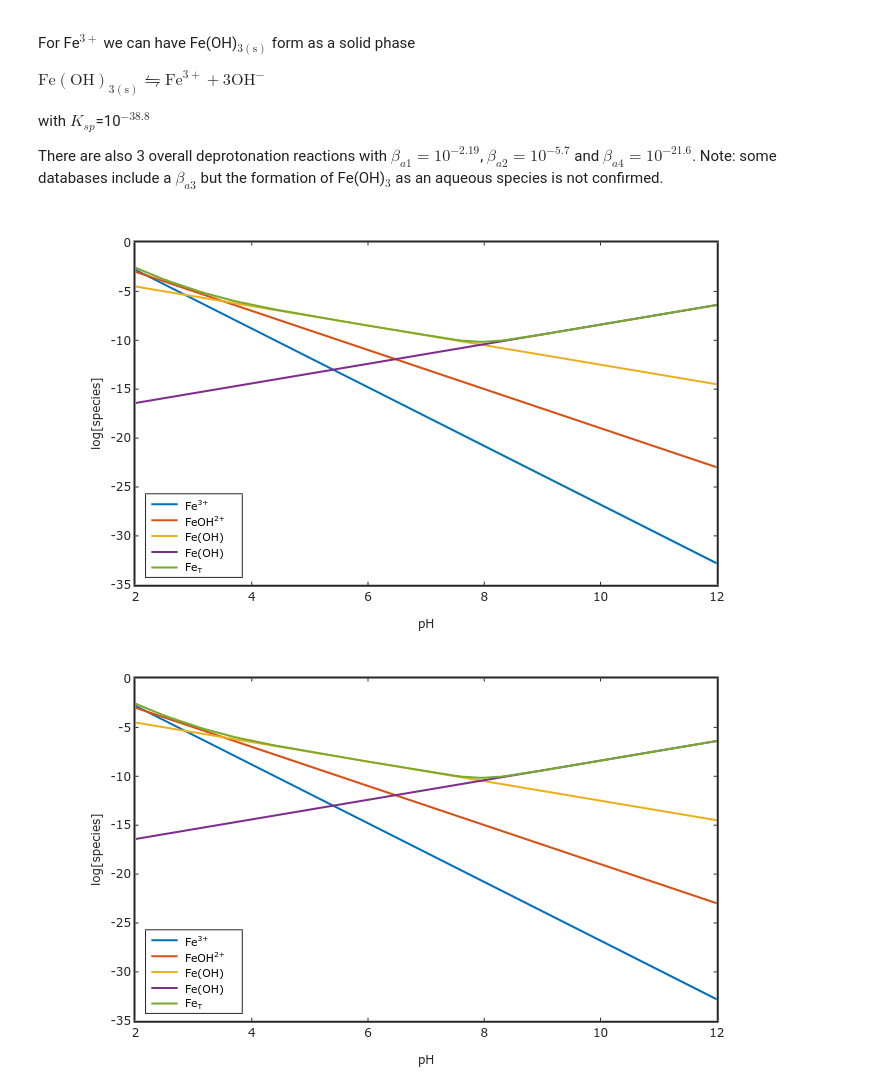
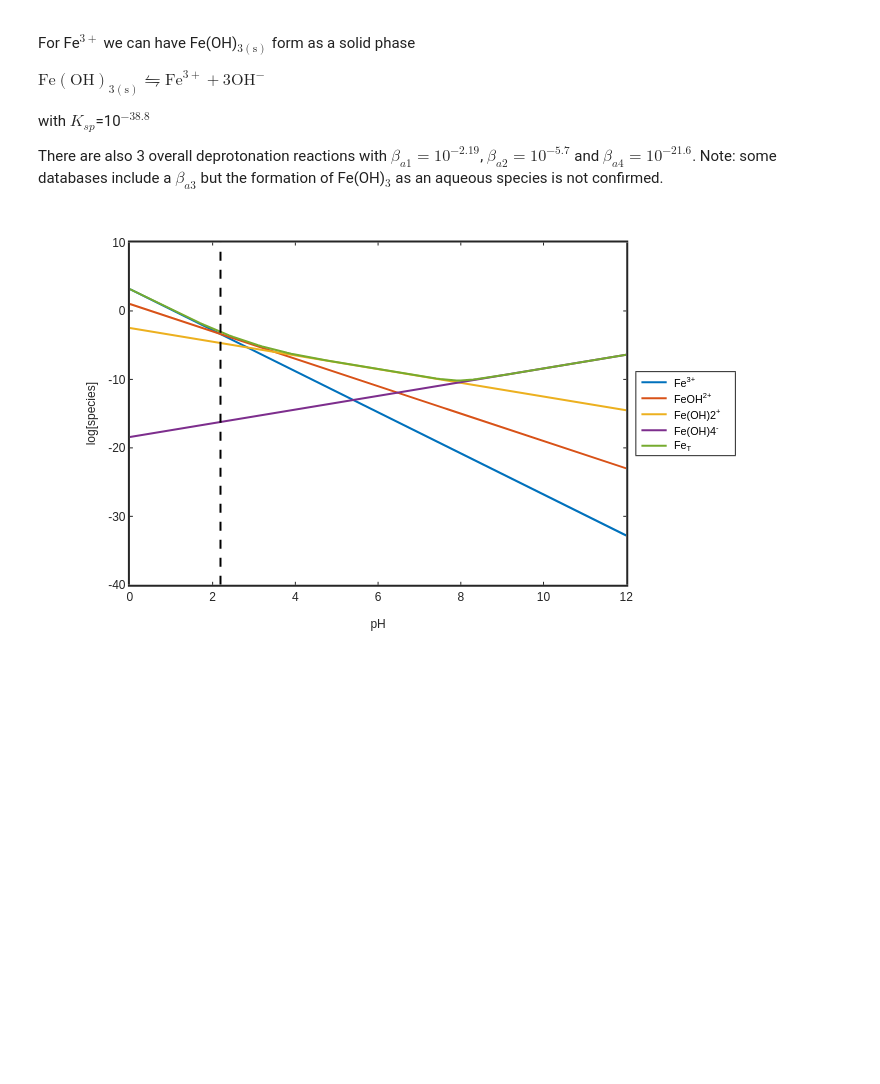
Before and after one commit to skotssd/XOctaveCH234, a Jupyter notebook: Ushaped_solubility_diagram.ipynb, the cells around one changed output. Cells and saved outputs as stored; diff of their text form; code cells hidden in the pictures; blank space fills up the shorter version.

Commit message:
fix plots for U shaped legend

```diff
--- a/Ushaped_solubility_diagram.ipynb
+++ b/Ushaped_solubility_diagram.ipynb
@@ -17,28 +17,28 @@ with $K_{sp}$=10$^{-38.8}$
 There are also 3 overall deprotonation reactions with $\beta_{a1}=10^{-2.19}$, $\beta_{a2}=10^{-5.7}$ and $\beta_{a4}=10^{-21.6}$.  Note: some databases include a $\beta_{a3}$ but the formation of Fe(OH)$_3$ as an aqueous species is not confirmed.
 # %%
 %plot -s 600,500 -f 'svg'
-pH=2:0.1:12;
+pH=0:0.1:12;
 Ksp=10^-38.8;
 B1=10^-2.19;
 B2=10^-5.7;
 B4=10^-21.6;
 Kw=1e-14;
 logFe=log10(Ksp./Kw^3)-3*pH; Fe=10.^logFe;
 logFeOH=log10(B1*Ksp/Kw^3)-2*pH; FeOH=10.^logFeOH;
 logFeOH2=log10(B2*Ksp/Kw^3)-pH; FeOH2=10.^logFeOH2;
 logFeOH4=log10(B4*Ksp./Kw^3)+pH; FeOH4=10.^logFeOH4;
 FeT=Fe+FeOH+FeOH2+FeOH4; logFeT=log10(FeT);
-figure(1)
+
 plot(pH,logFe,'linewidth',2,pH,logFeOH,'linewidth',2,pH,logFeOH2,'linewidth',2,...
 pH,logFeOH4,'linewidth',2,pH,logFeT,'linewidth',2)
+hold on
+plot([-log10(B1) -log10(B1)],[-40 10],'k--','linewidth',2)
 set(gca,'linewidth',2,'fontsize',12);
 xlabel('pH','fontsize',12)
 ylabel('log[species]','fontsize',12)
-legend('Fe^{3+}','FeOH^{2+}','Fe(OH)_2^+','Fe(OH)_4^-','Fe_T','location','southwest');
-figure(1)
+legend('Fe^{3+}','FeOH^{2+}','Fe(OH)2^+','Fe(OH)4^-','Fe_T','location','eastoutside');
 # %% [output]
-[figure, old version]
+[figure, new version]
-[figure, removed]
 # %%
 % plot over a more narrow range
 plot(pH,logFe,'linewidth',2,pH,logFeOH,'linewidth',2,pH,logFeOH2,'linewidth',2,...
```
Also changed, not shown: parts of 1 cell of this notebook, 3 other files.
